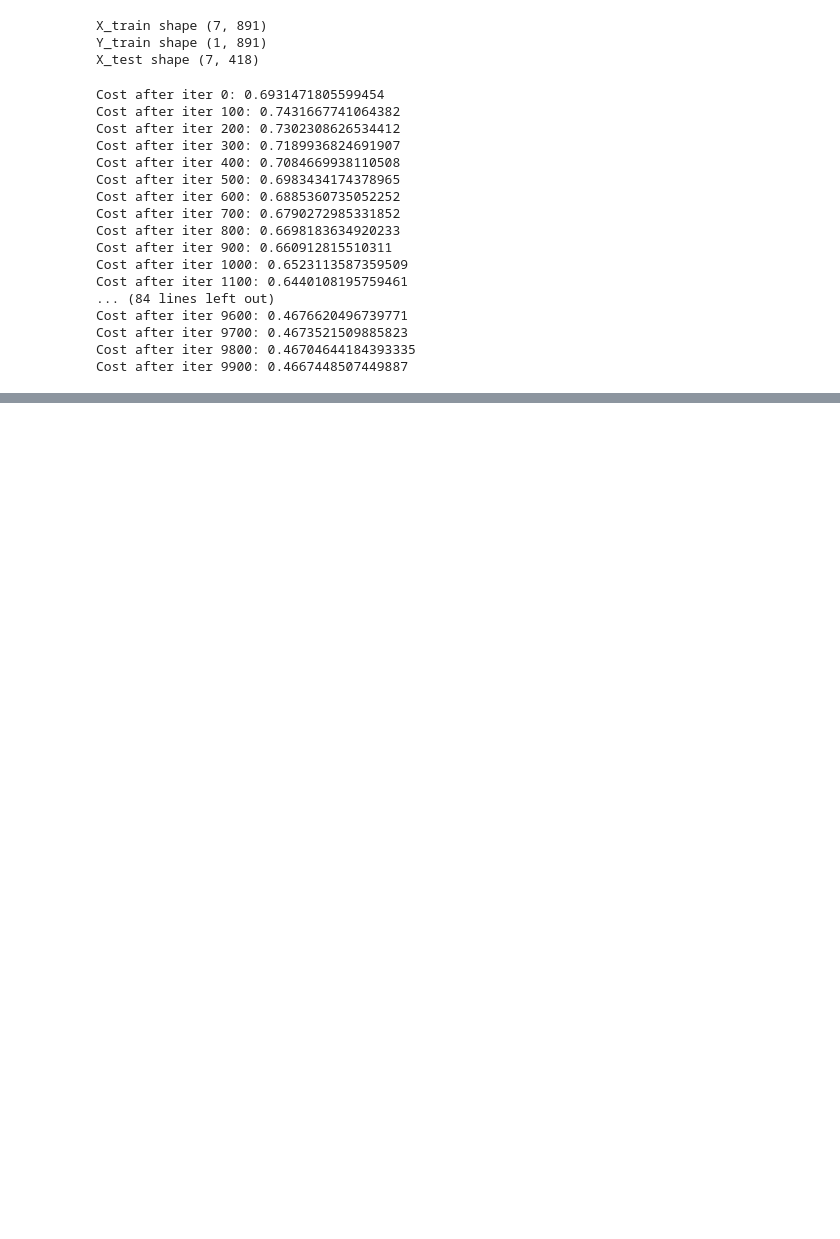
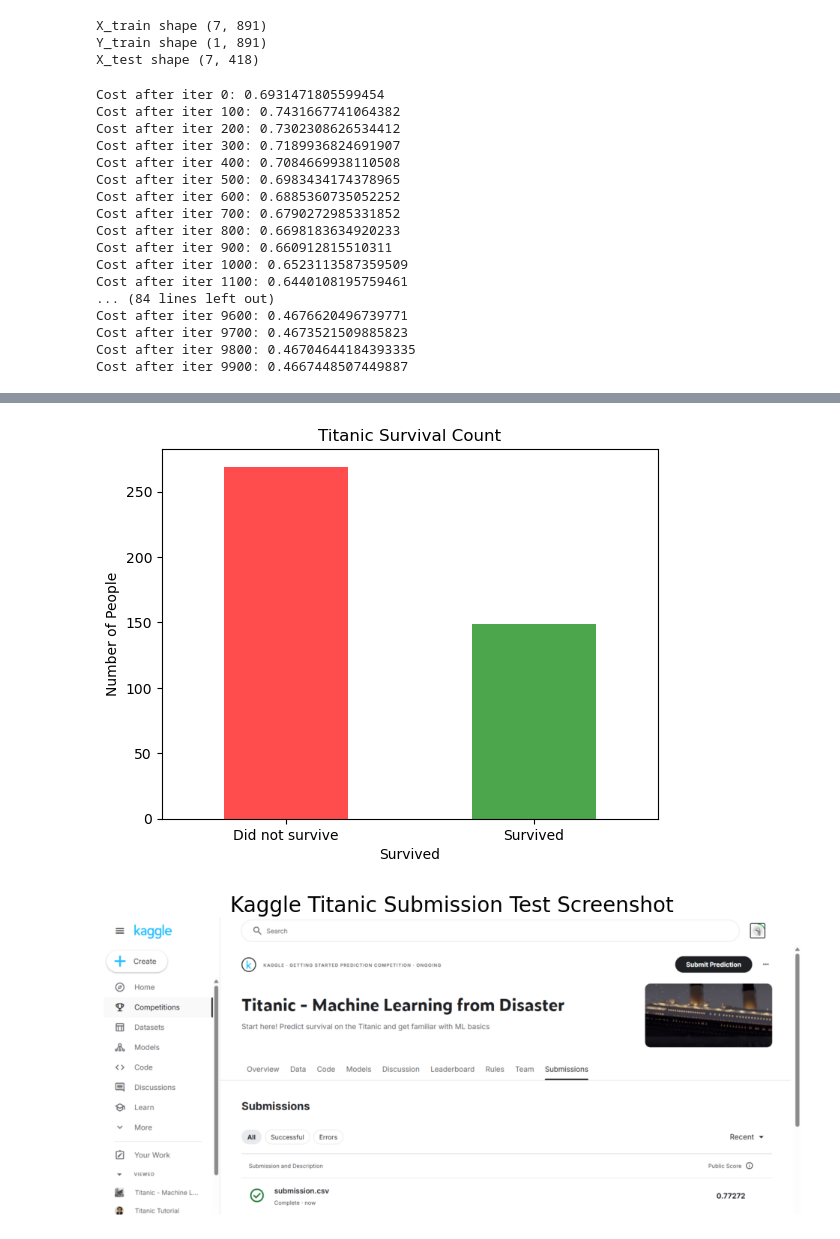
Before and after one commit to Mmajko03/CS549-Final-Project---Group-2, a Jupyter notebook: Materials/titanic/titanic-project-calculating-survival-rate.ipynb, the cells around one changed output, grey strips where cells are left out. Saved outputs shown, nothing was run; the diff lists cells and outputs as text; code cells hidden in the pictures; blank space fills up the shorter version.

Commit message:
Added images barchart2, kaggle submission

```diff
--- a/Materials/titanic/titanic-project-calculating-survival-rate.ipynb
+++ b/Materials/titanic/titanic-project-calculating-survival-rate.ipynb
@@ -217,0 +216,23 @@ submission_data.to_csv('submission.csv', index=False)
+# %%
+# Counts how many survived or not for each passenger
+survival_counts = submission_data['Survived'].value_counts()
+
+# Plotting the counts in a bar chart
+survival_counts.plot(kind='bar', color=['red', 'green'], alpha=0.7)
+plt.xticks([0, 1], ['Did not survive', 'Survived'], rotation=0)
+plt.ylabel('Number of People')
+plt.title('Titanic Survival Count')
+plt.show()
+
+print()
+
+# Plotting the kaggle submission screenshot
+submission_img = mpimg.imread('kaggle_titanic_submission.png')
+plt.figure(figsize=(12, 8))
+plt.title('Kaggle Titanic Submission Test Screenshot', fontsize=20)
+plt.imshow(submission_img)
+plt.axis('off')
+plt.show()
+# %% [output]
+[figure, added]
+[figure, added]
```
Also changed, not shown: parts of 8 cells of this notebook, 2 other files.
